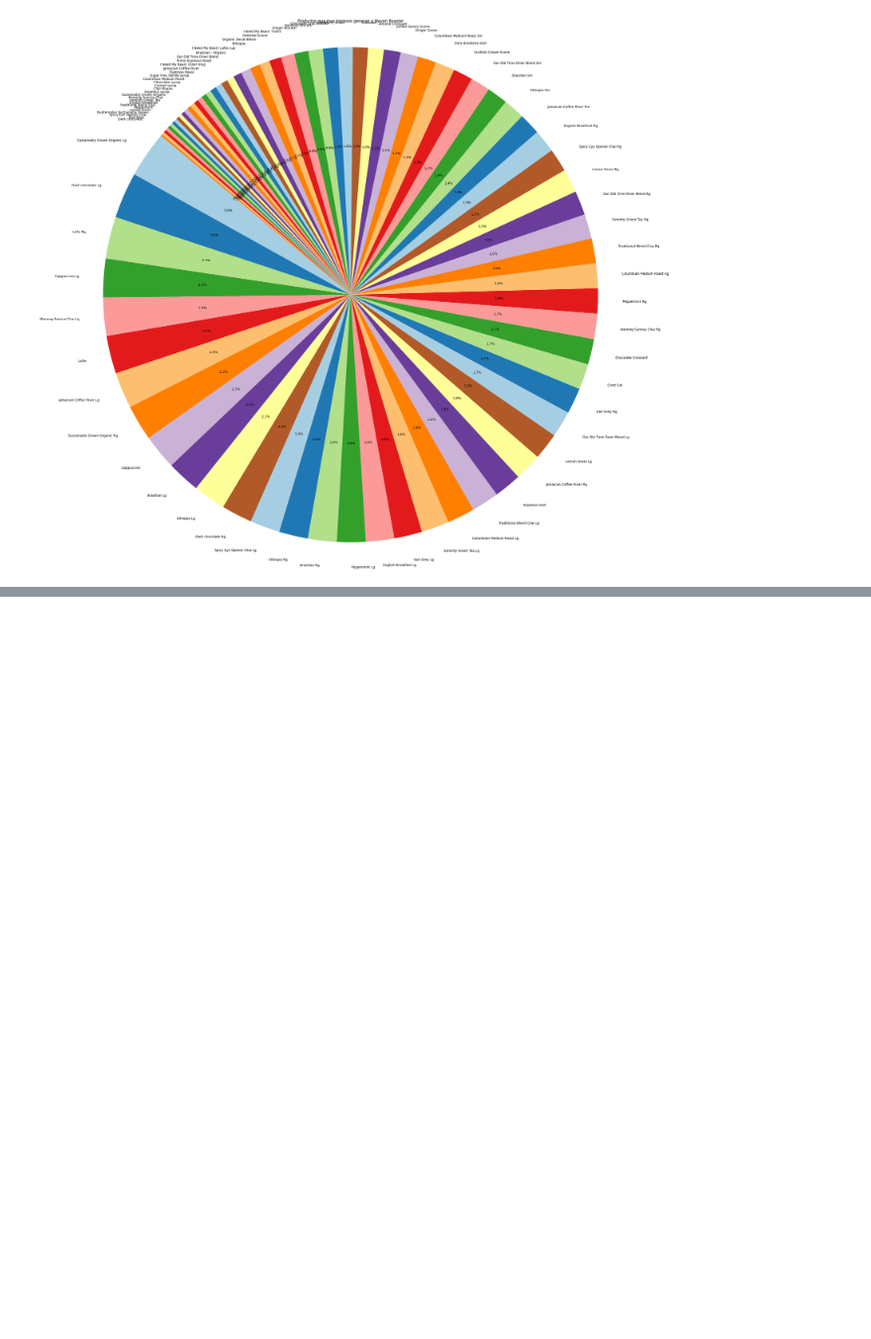
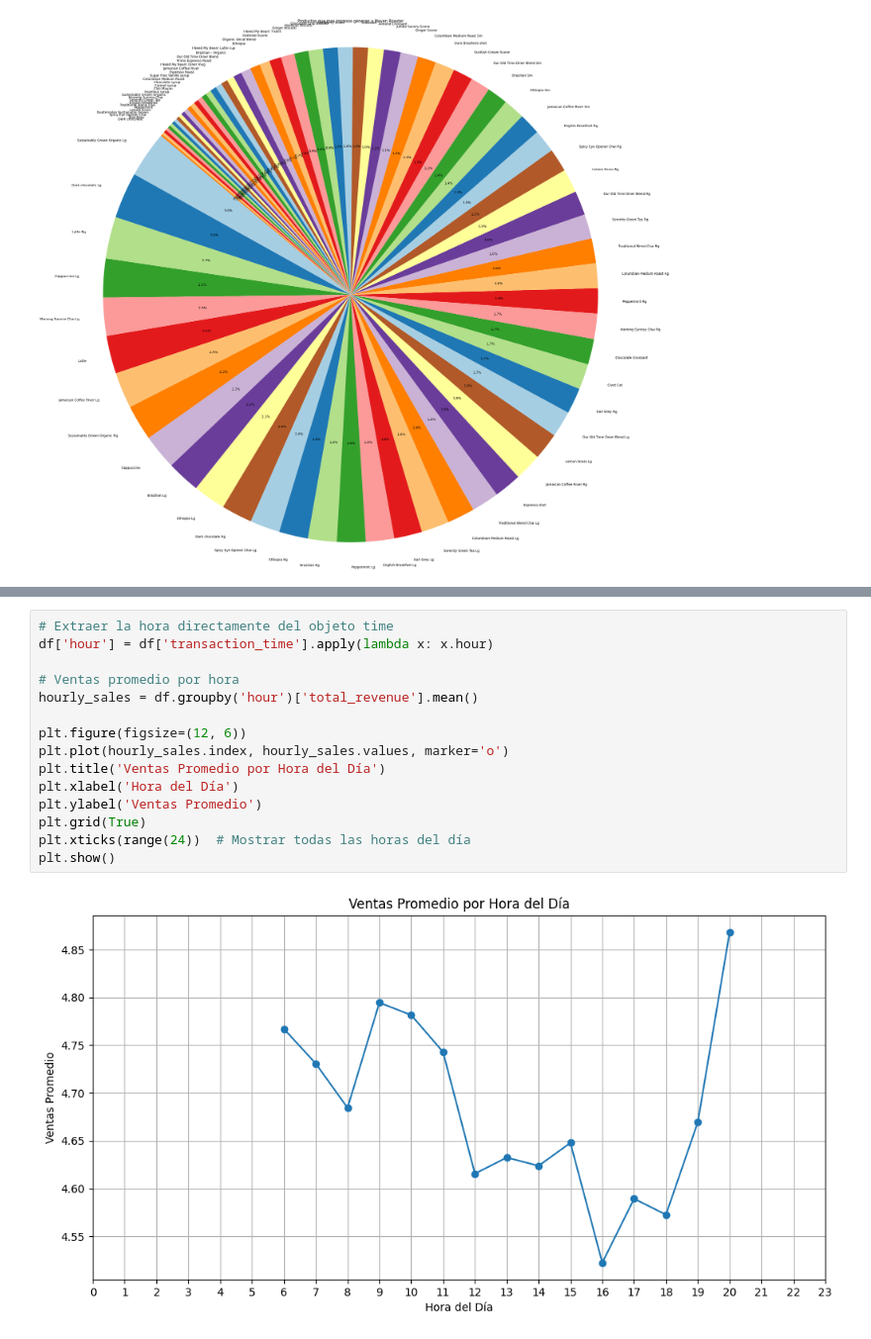
Before and after one commit to AndresOrtega-tech/CoffeShopSales, a Jupyter notebook: Analisis.ipynb, the cells around one changed output, grey strips where cells are left out. Shown at 99% size. Drawn from its saved outputs; the diff is of its cells as text; blank space fills up the shorter version.

```diff
--- a/Analisis.ipynb
+++ b/Analisis.ipynb
@@ -226,0 +252,17 @@ plt.show()
+# %%
+# Extraer la hora directamente del objeto time
+df['hour'] = df['transaction_time'].apply(lambda x: x.hour)
+
+# Ventas promedio por hora
+hourly_sales = df.groupby('hour')['total_revenue'].mean()
+
+plt.figure(figsize=(12, 6))
+plt.plot(hourly_sales.index, hourly_sales.values, marker='o')
+plt.title('Ventas Promedio por Hora del Día')
+plt.xlabel('Hora del Día')
+plt.ylabel('Ventas Promedio')
+plt.grid(True)
+plt.xticks(range(24))  # Mostrar todas las horas del día
+plt.show()
+# %% [output]
+[figure, added]
```
Also changed, not shown: parts of 5 cells of this notebook.
